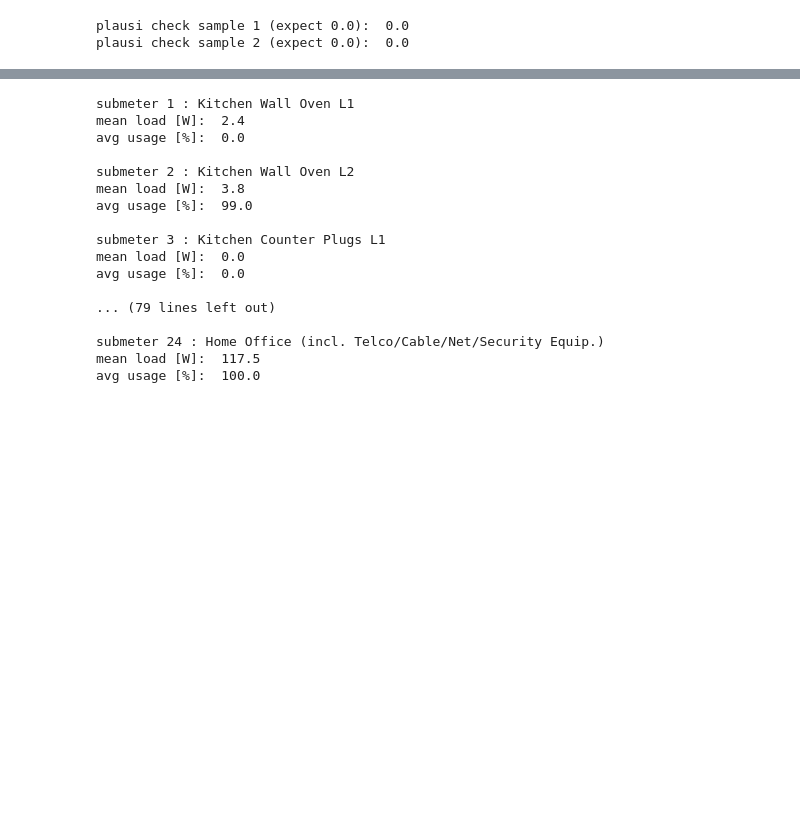
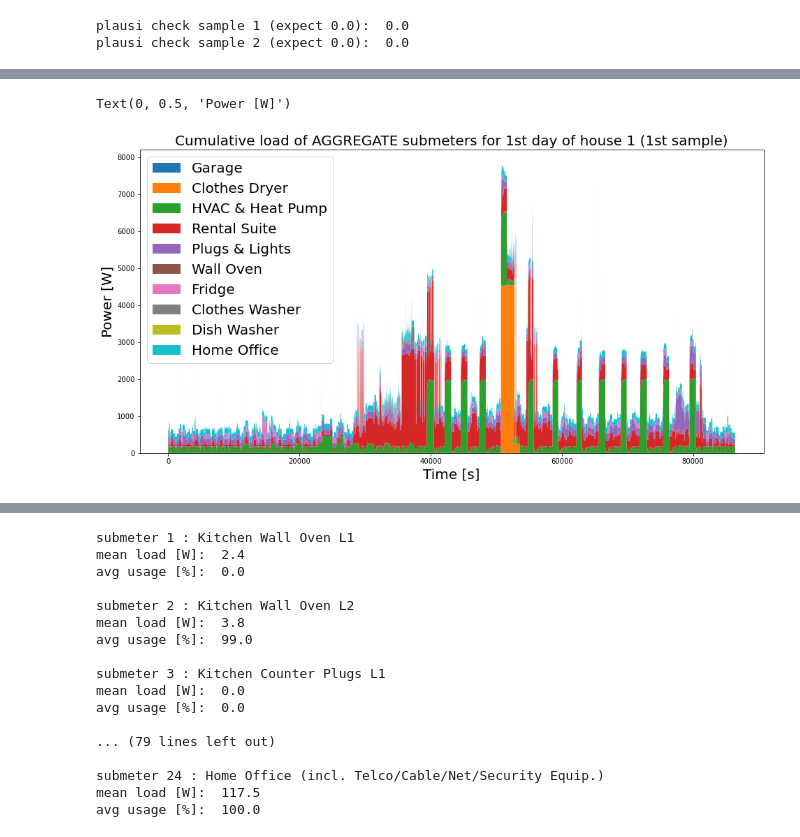
Before and after one commit to MarcoLandtHayen/NILM_NonIntrusiveLoadMonitoring, a Jupyter notebook: notebooks/02_NILM_RAEdataset_CNN.ipynb, the cells around one changed output, grey strips where cells are left out. Drawn from its saved outputs; the diff is of its cells as text; code cells hidden in the pictures; blank space fills up the shorter version.

```diff
--- a/notebooks/02_NILM_RAEdataset_CNN.ipynb
+++ b/notebooks/02_NILM_RAEdataset_CNN.ipynb
@@ -269 +280,12 @@ plausi check sample 2 (expect 0.0):  0.0
+# %%
+# Plot aggregate submeter data:
+fig, ax = plt.subplots(figsize=(16, 8))
+ax.stackplot(time, data1_transp_agg[:,:24*3600], labels=labels_long_agg)
+plt.legend(loc='upper left', fontsize=20)
+plt.title('Cumulative load of AGGREGATE submeters for 1st day of house 1 (1st sample)', fontsize=20)
+plt.xlabel('Time [s]', fontsize=20)
+plt.ylabel('Power [W]', fontsize=20)
+# %% [output]
+Text(0, 0.5, 'Power [W]')
+[figure, added]
 # %%
```
Also changed, not shown: parts of 12 cells of this notebook, 1 other file.
